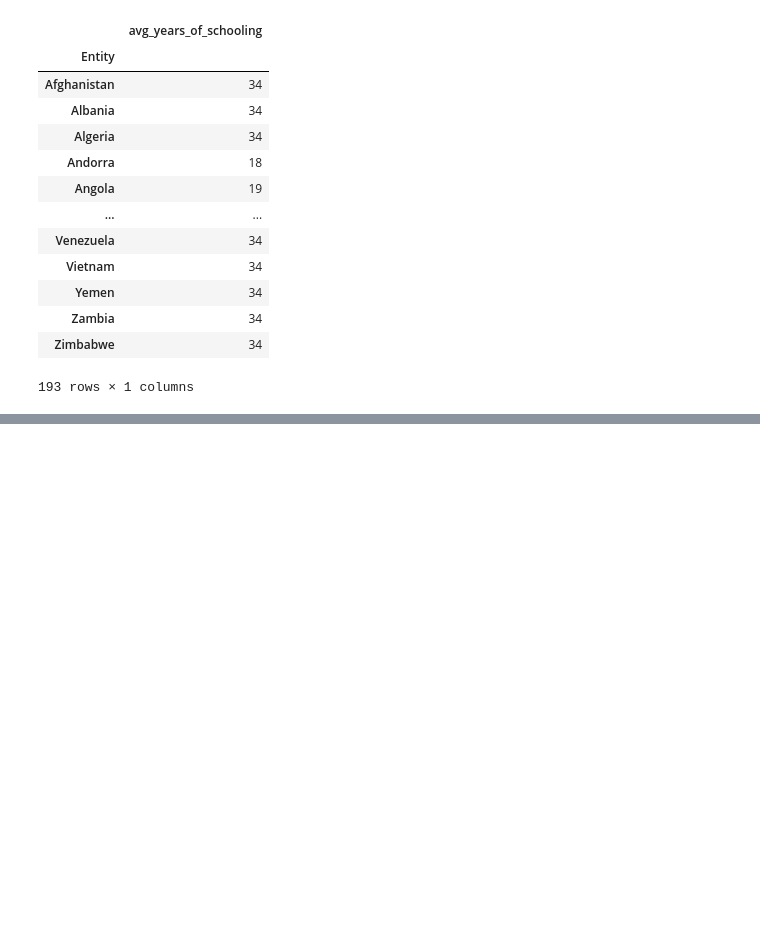
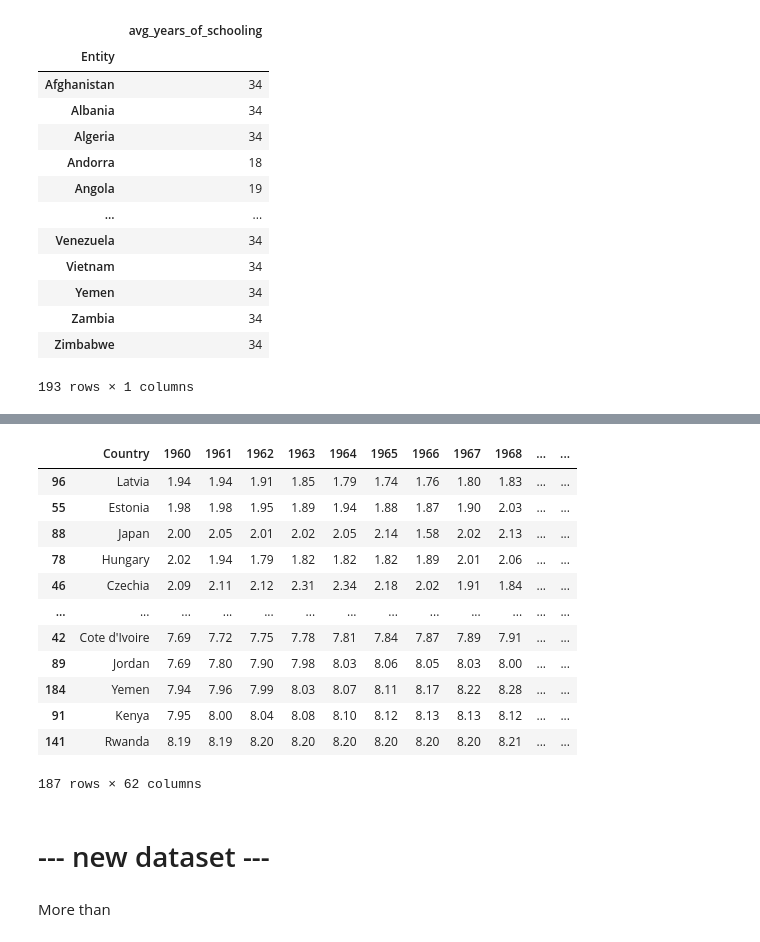
Before and after one commit to atifumacaxi/Fertility_and_Schooling, a Jupyter notebook: dea.ipynb, the cells around one changed output, grey strips where cells are left out. Saved outputs shown, nothing was run; the diff lists cells and outputs as text; code cells hidden in the pictures; blank space fills up the shorter version.

```diff
--- a/dea.ipynb
+++ b/dea.ipynb
@@ -173,0 +183,3 @@ sns.lineplot(data=df_educ, x='Year', y='avg_years_of_schooling', hue='Entity')
+# %%
+data = pd.read_csv('./raw_data/fertility.csv')
+data.head()
@@ -173,0 +194,16 @@ sns.lineplot(data=df_educ, x='Year', y='avg_years_of_schooling', hue='Entity')
+# %%
+data.sort_values(by='1960')
+# %% [output]
+|  | Country | 1960 | 1961 | 1962 | 1963 | 1964 | 1965 | 1966 | 1967 | 1968 | ... | ... |
+| 96 | Latvia | 1.94 | 1.94 | 1.91 | 1.85 | 1.79 | 1.74 | 1.76 | 1.80 | 1.83 | ... | ... |
+| 55 | Estonia | 1.98 | 1.98 | 1.95 | 1.89 | 1.94 | 1.88 | 1.87 | 1.90 | 2.03 | ... | ... |
+| 88 | Japan | 2.00 | 2.05 | 2.01 | 2.02 | 2.05 | 2.14 | 1.58 | 2.02 | 2.13 | ... | ... |
+| 78 | Hungary | 2.02 | 1.94 | 1.79 | 1.82 | 1.82 | 1.82 | 1.89 | 2.01 | 2.06 | ... | ... |
+| 46 | Czechia | 2.09 | 2.11 | 2.12 | 2.31 | 2.34 | 2.18 | 2.02 | 1.91 | 1.84 | ... | ... |
+| ... | ... | ... | ... | ... | ... | ... | ... | ... | ... | ... | ... | ... |
+| 42 | Cote d'Ivoire | 7.69 | 7.72 | 7.75 | 7.78 | 7.81 | 7.84 | 7.87 | 7.89 | 7.91 | ... | ... |
+| 89 | Jordan | 7.69 | 7.80 | 7.90 | 7.98 | 8.03 | 8.06 | 8.05 | 8.03 | 8.00 | ... | ... |
+| 184 | Yemen | 7.94 | 7.96 | 7.99 | 8.03 | 8.07 | 8.11 | 8.17 | 8.22 | 8.28 | ... | ... |
+| 91 | Kenya | 7.95 | 8.00 | 8.04 | 8.08 | 8.10 | 8.12 | 8.13 | 8.13 | 8.12 | ... | ... |
+| 141 | Rwanda | 8.19 | 8.19 | 8.20 | 8.20 | 8.20 | 8.20 | 8.20 | 8.20 | 8.21 | ... | ... |
+187 rows × 62 columns
@@ -173,0 +219,2 @@ sns.lineplot(data=df_educ, x='Year', y='avg_years_of_schooling', hue='Entity')
+# %% [markdown]
+# --- new dataset ---
@@ -173,0 +244,2 @@ sns.lineplot(data=df_educ, x='Year', y='avg_years_of_schooling', hue='Entity')
+# %% [markdown]
+More than
```
Also changed, not shown: parts of 52 cells of this notebook.
